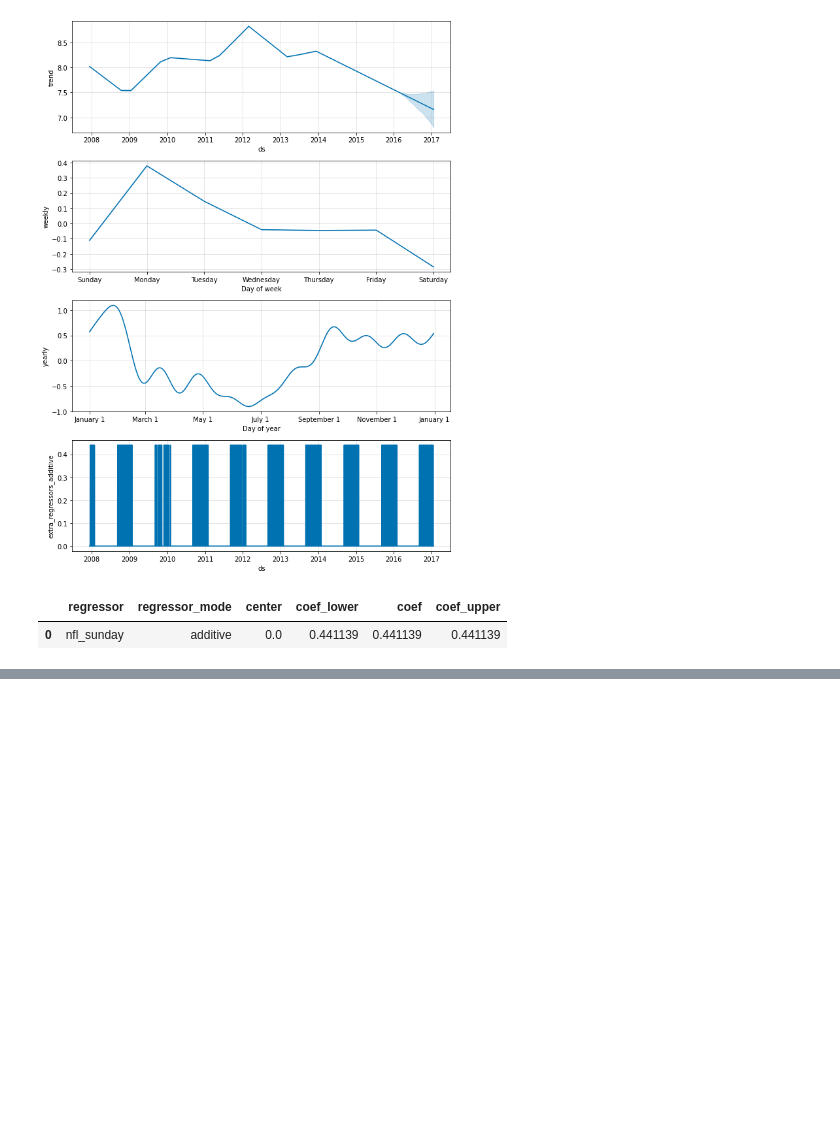
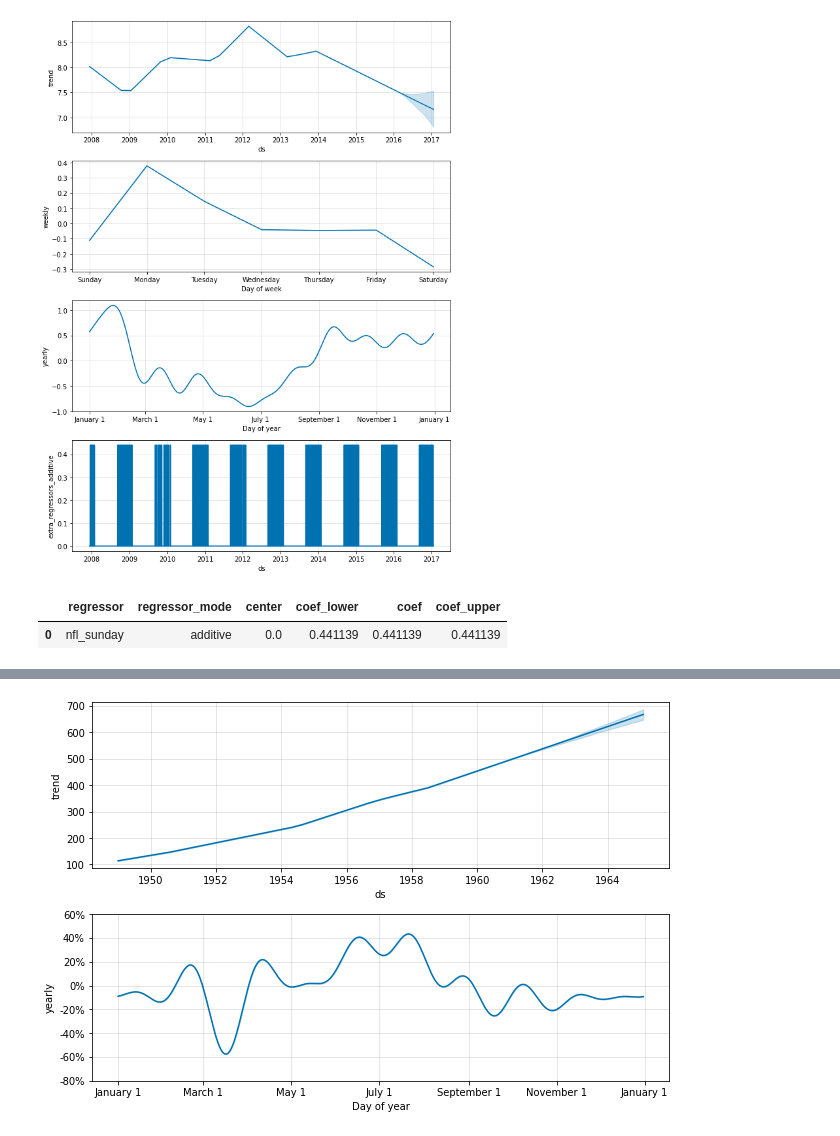
Before and after one commit to carlosmirandadurand/Experiments, a Jupyter notebook: Prophet_Experiments.ipynb, the cells around one changed output, grey strips where cells are left out. Drawn from its saved outputs; the diff is of its cells as text; code cells hidden in the pictures; blank space fills up the shorter version.

```diff
--- a/Prophet_Experiments.ipynb
+++ b/Prophet_Experiments.ipynb
@@ -644,0 +692,5 @@ regressor_coefficients(m)
+# %%
+# The components figure will now show the seasonality as a percent of the trend
+fig = m.plot_components(forecast)
+# %% [output]
+[figure, added]
```
Also changed, not shown: parts of 6 cells of this notebook.
